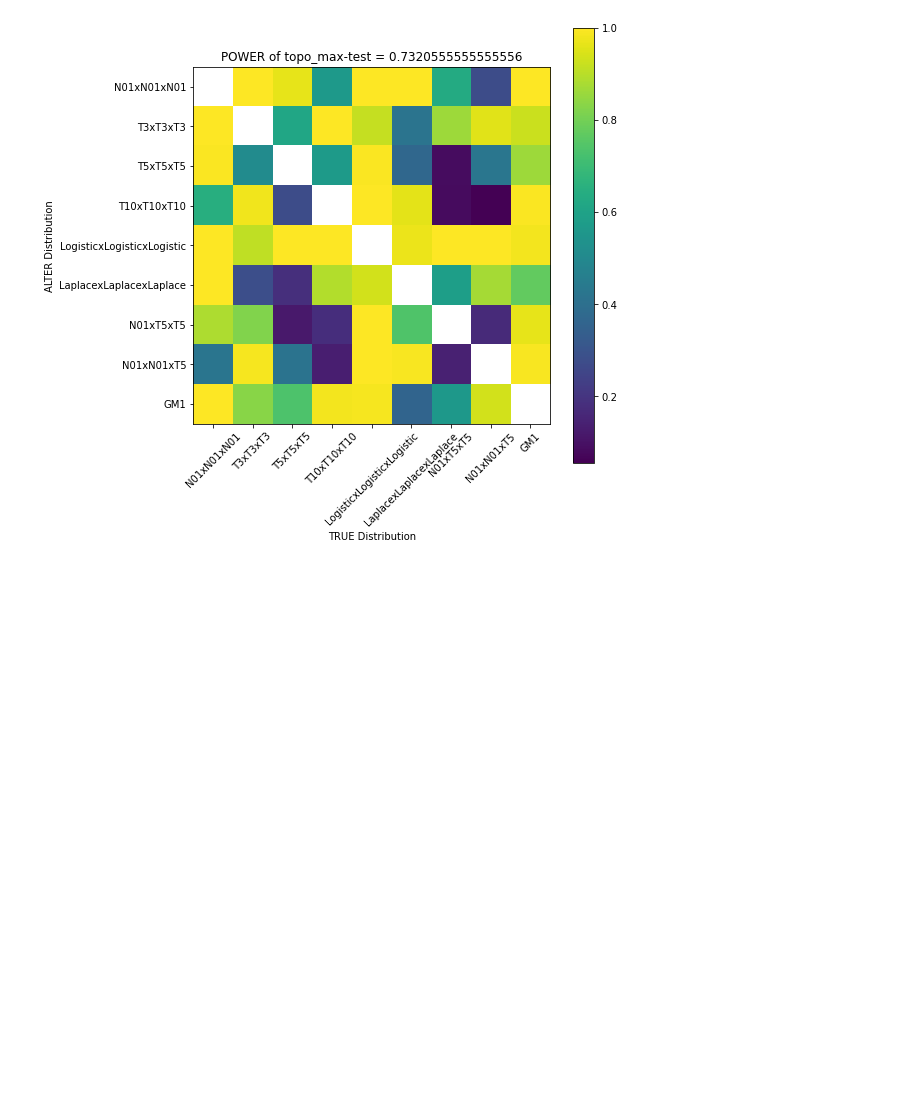
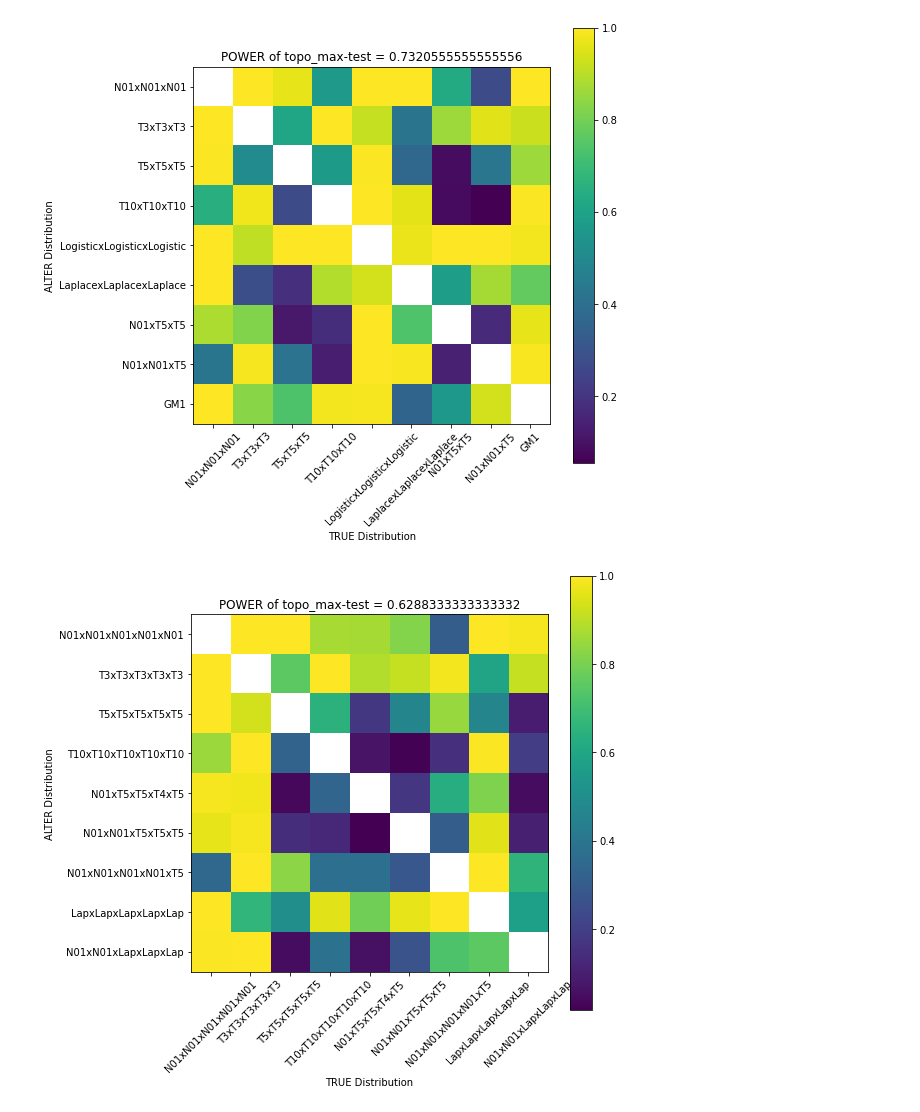
Before and after one commit to RafalTopolnicki/TopoTests, a Jupyter notebook: notebooks/plot_AllDistr5D.ipynb, the cells around one changed output. Drawn from its saved outputs; the diff is of its cells as text; code cells hidden in the pictures; blank space fills up the shorter version.

```diff
--- a/notebooks/plot_AllDistr5D.ipynb
+++ b/notebooks/plot_AllDistr5D.ipynb
@@ -130,3 +130,7 @@ _ = power_matrix('results.3d/ecc_1_1_N=100.csv', test_label='topo_mean')
 _ = power_matrix('results.3d/mergegram_1_1_N=100.csv', test_label='topo_max')
 # %% [output]
 [figure]
+# %%
+_ = power_matrix('results.5d/persistence_1_1_N=100.csv', test_label='topo_max')
+# %% [output]
+[figure, added]
```
